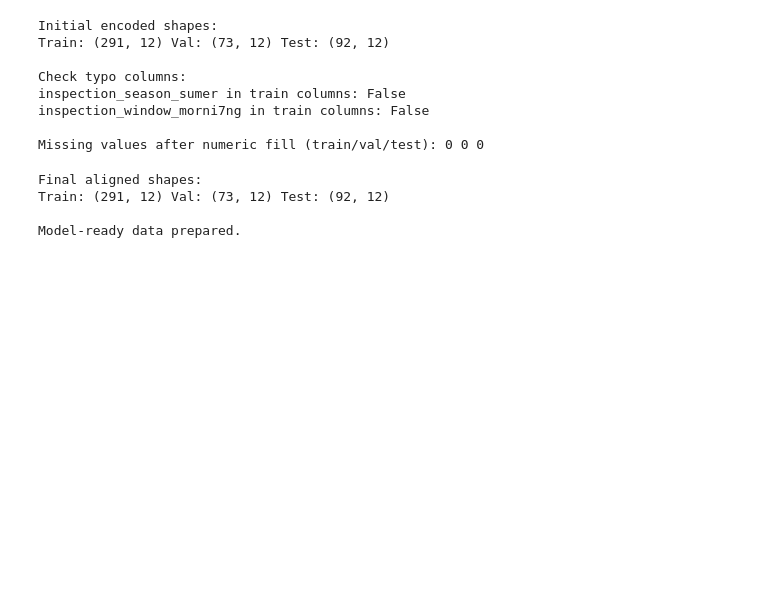
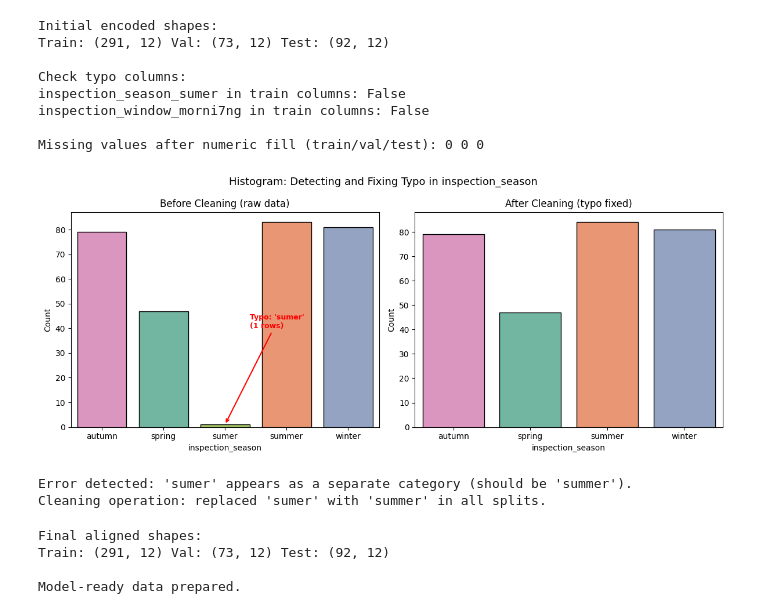
Before and after one commit to baqarjafri/mlanalysis_assignment, a Jupyter notebook: practice.ipynb, the cells around one changed output. Drawn from its saved outputs; the diff is of its cells as text; code cells hidden in the pictures; blank space fills up the shorter version.

```diff
--- a/practice.ipynb
+++ b/practice.ipynb
@@ -332,6 +343,56 @@ inspection_season_sumer in train columns: False
 inspection_window_morni7ng in train columns: False
 
 Missing values after numeric fill (train/val/test): 0 0 0
+# %%
+"""
+I shall use Histogram to show typo detection and cleaning effect.
+Before: train_df_clean has the raw 'sumer' typo.
+After: X_train_raw has the corrected 'summer' value.
+"""
+
+from pathlib import Path
+fig_dir = Path("figures")
+fig_dir.mkdir(exist_ok=True)
+
+# Before cleaning: raw season values from train_df_clean.
+season_before = train_df_clean["inspection_season"]
+
+# After cleaning: corrected values from X_train_raw (fixed in the cell above).
+season_after = X_train_raw["inspection_season"]
+
+# Side-by-side seaborn countplots.
+fig, axes = plt.subplots(1, 2, figsize=(12, 5))
+
+sns.countplot(x=season_before, hue=season_before, order=sorted(season_before.unique()),
+             palette="Set2", edgecolor="black", legend=False, ax=axes[0])
+axes[0].set_title("Before Cleaning (raw data)")
+axes[0].set_xlabel("inspection_season")
+axes[0].set_ylabel("Count")
+
+# Red annotation arrow pointing at the typo bar.
+sumer_count = (season_before == "sumer").sum()
+axes[0].annotate(f"Typo: 'sumer'\n({sumer_count} rows)",
+                 xy=(2, sumer_count), xytext=(2.4, 40),
+                 fontsize=9, color="red", fontweight="bold",
+                 arrowprops=dict(arrowstyle="->", color="red", lw=1.5))
+
+sns.countplot(x=season_after, hue=season_after, order=sorted(season_after.unique()),
+             palette="Set2", edgecolor="black", legend=False, ax=axes[1])
+axes[1].set_title("After Cleaning (typo fixed)")
+axes[1].set_xlabel("inspection_season")
+axes[1].set_ylabel("Count")
+
+fig.suptitle("Histogram: Detecting and Fixing Typo in inspection_season", fontsize=13)
+fig.tight_layout()
+fig.savefig(fig_dir / "section5_histogram_typo_detection.png", dpi=300, bbox_inches="tight")
+plt.show()
+
+print("Error detected: 'sumer' appears as a separate category (should be 'summer').")
+print("Cleaning operation: replaced 'sumer' with 'summer' in all splits.")
+# %% [output]
+[figure, added]
+Error detected: 'sumer' appears as a separate category (should be 'summer').
+Cleaning operation: replaced 'sumer' with 'summer' in all splits.
 # %%
 # Make val/test columns match train columns.
 X_val = X_val.reindex(columns=X_train.columns, fill_value=0)
```
Also changed, not shown: parts of 11 cells of this notebook.
